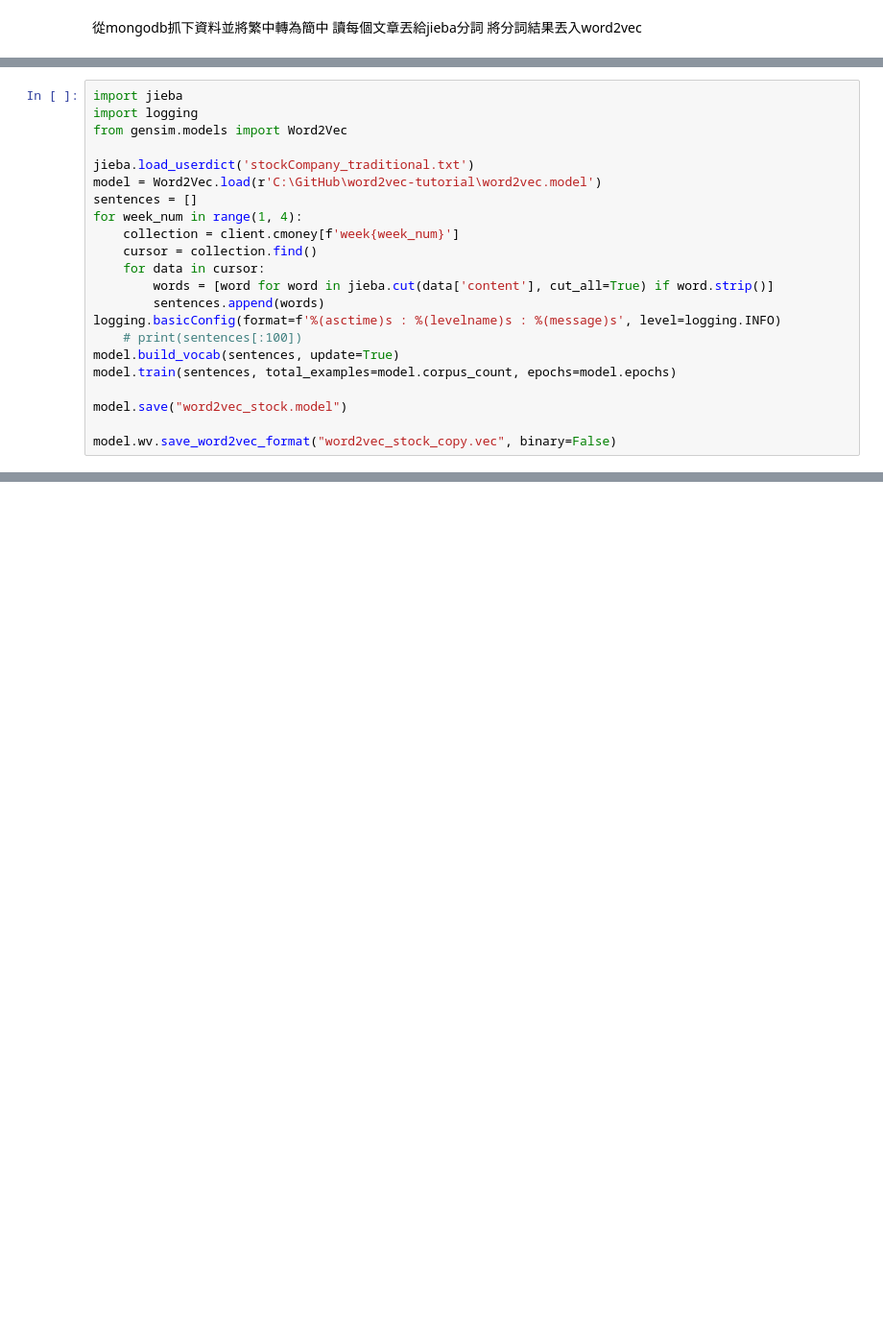
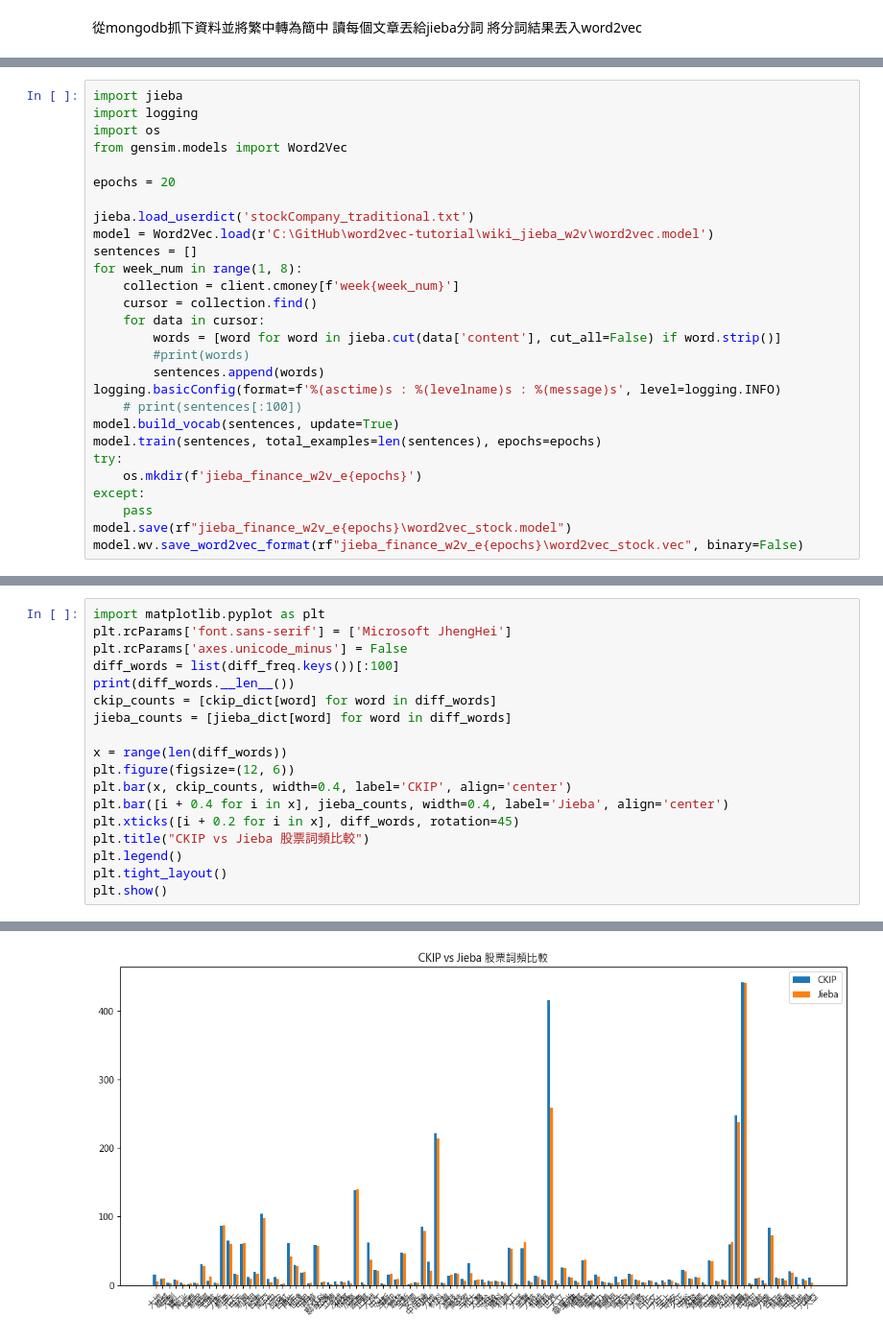
Before and after one commit to IvanT030/-, a Jupyter notebook: tmp.ipynb, the cells around one changed output, grey strips where cells are left out. Shown at 96% size. Saved outputs shown, nothing was run; the diff lists cells and outputs as text; blank space fills up the shorter version.

Commit message:
7 weeks training

```diff
--- a/tmp.ipynb
+++ b/tmp.ipynb
@@ -75,23 +122,29 @@ client = pymongo.MongoClient(mongoUrl)
 # %%
 import jieba
 import logging
+import os
 from gensim.models import Word2Vec
 
+epochs = 20
+
 jieba.load_userdict('stockCompany_traditional.txt')
-model = Word2Vec.load(r'C:\GitHub\word2vec-tutorial\word2vec.model')
+model = Word2Vec.load(r'C:\GitHub\word2vec-tutorial\wiki_jieba_w2v\word2vec.model')
 sentences = []
-for week_num in range(1, 4):
+for week_num in range(1, 8):
     collection = client.cmoney[f'week{week_num}']
     cursor = collection.find()
     for data in cursor:
-        words = [word for word in jieba.cut(data['content'], cut_all=True) if word.strip()]
+        words = [word for word in jieba.cut(data['content'], cut_all=False) if word.strip()]
+        #print(words)
         sentences.append(words)
 logging.basicConfig(format=f'%(asctime)s : %(levelname)s : %(message)s', level=logging.INFO)
     # print(sentences[:100])
 model.build_vocab(sentences, update=True)
-model.train(sentences, total_examples=model.corpus_count, epochs=model.epochs)
-
-model.save("word2vec_stock.model")
-
-model.wv.save_word2vec_format("word2vec_stock_copy.vec", binary=False)
+model.train(sentences, total_examples=len(sentences), epochs=epochs)
+try:
+    os.mkdir(f'jieba_finance_w2v_e{epochs}')
+except:
+    pass
+model.save(rf"jieba_finance_w2v_e{epochs}\word2vec_stock.model")
+model.wv.save_word2vec_format(rf"jieba_finance_w2v_e{epochs}\word2vec_stock.vec", binary=False)
 # %% [output]
@@ -114,0 +261,19 @@ Prefix dict has been built successfully.
+# %%
+import matplotlib.pyplot as plt
+plt.rcParams['font.sans-serif'] = ['Microsoft JhengHei']
+plt.rcParams['axes.unicode_minus'] = False
+diff_words = list(diff_freq.keys())[:100]
+print(diff_words.__len__())
+ckip_counts = [ckip_dict[word] for word in diff_words]
+jieba_counts = [jieba_dict[word] for word in diff_words]
+
+x = range(len(diff_words))
+plt.figure(figsize=(12, 6))
+plt.bar(x, ckip_counts, width=0.4, label='CKIP', align='center')
+plt.bar([i + 0.4 for i in x], jieba_counts, width=0.4, label='Jieba', align='center')
+plt.xticks([i + 0.2 for i in x], diff_words, rotation=45)
+plt.title("CKIP vs Jieba 股票詞頻比較")
+plt.legend()
+plt.tight_layout()
+plt.show()
+# %% [output]
@@ -115,3 +281,4 @@ Prefix dict has been built successfully.
+[figure, added]
 # %%
 from gensim.models import Word2Vec
 
```
Also changed, not shown: parts of 17 cells of this notebook, 3 other files.
